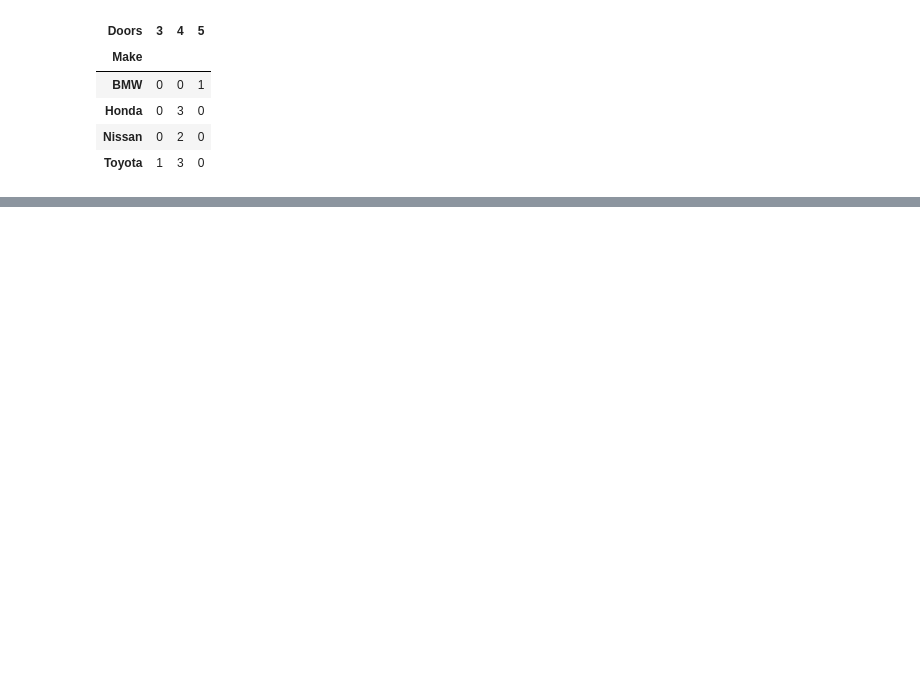
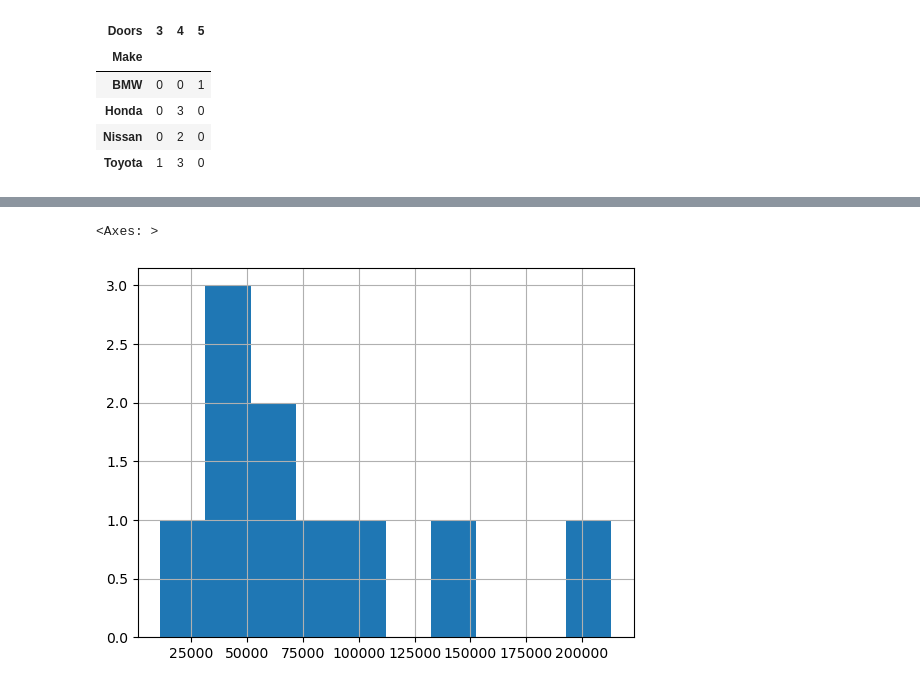
Before and after one commit to paudelKiran/Data-Science, a Jupyter notebook: project1/LearningPandas.ipynb, the cells around one changed output, grey strips where cells are left out. Drawn from its saved outputs; the diff is of its cells as text; code cells hidden in the pictures; blank space fills up the shorter version.

```diff
--- a/project1/LearningPandas.ipynb
+++ b/project1/LearningPandas.ipynb
@@ -100,0 +106,6 @@ pd.crosstab(carSales["Make"],carSales["Doors"])
+# %%
+#way of viewing distribution
+carSales["Odometer (KM)"].hist()
+# %% [output]
+<Axes: >
+[figure, added]
```
Also changed, not shown: parts of 19 cells of this notebook, 2 other files.
